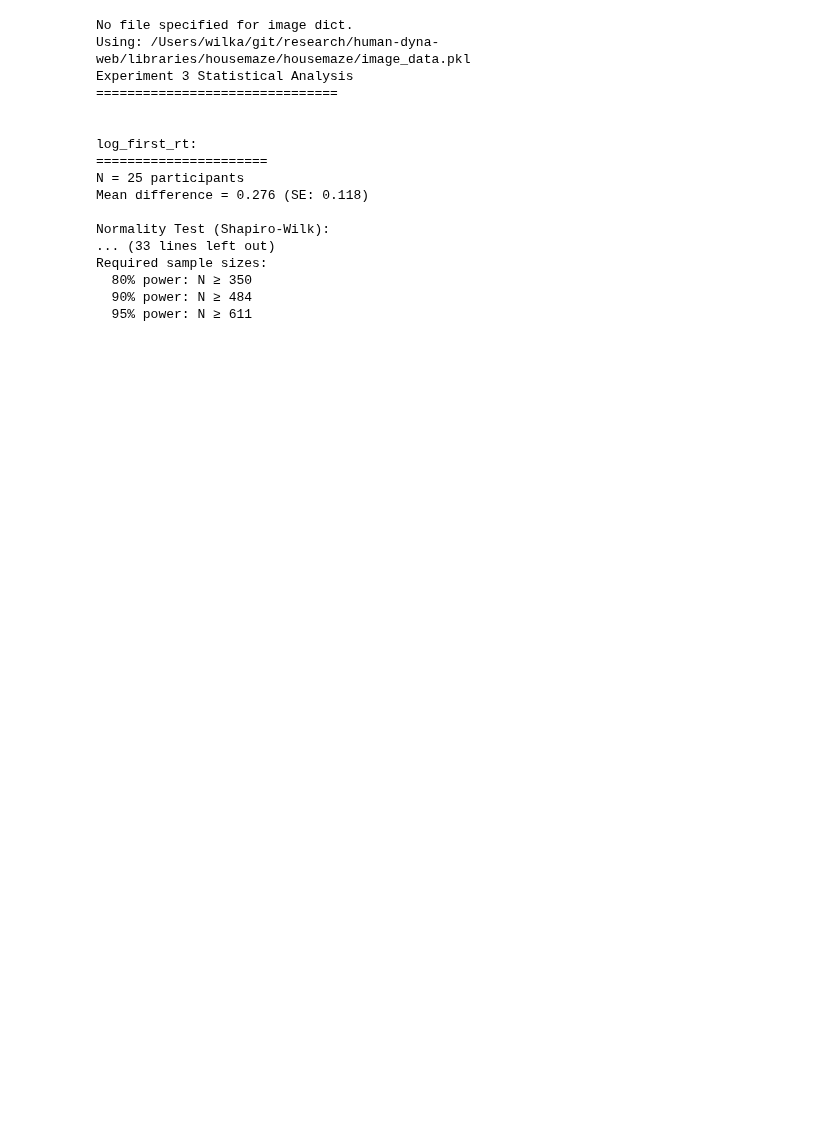
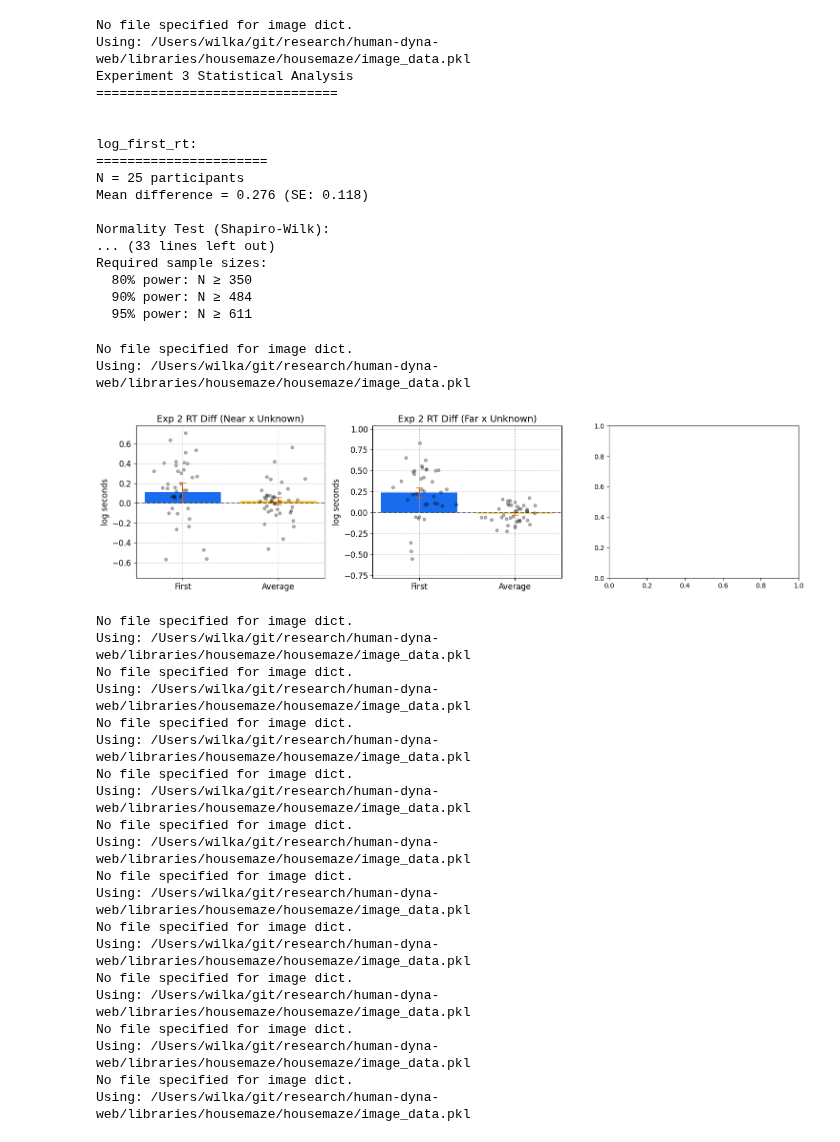
Before and after one commit to wcarvalho/human-dyna-web, a Jupyter notebook: analysis_notebooks/exp5-v2.ipynb, the cells around one changed output. Drawn from its saved outputs; the diff is of its cells as text; code cells hidden in the pictures; blank space fills up the shorter version.

Commit message:
fixed for new data types

```diff
--- a/analysis_notebooks/exp5-v2.ipynb
+++ b/analysis_notebooks/exp5-v2.ipynb
@@ -97,19 +53,25 @@ Cached model data to /Users/wilka/git/research/results/human_dyna//model_data/ql
 # %%
 data_dir = "/Users/wilka/git/research/results/human_dyna/"
 
+# searches = {
+#   "Paths": f"{data_dir}/user_data/*exps*/*v1*paths*.json",
+#   "Path-notell": f"{data_dir}/user_data/*exps*/*v2*r0*paths*.json",
+#   "Start": f"{data_dir}/user_data/*exps*/*v3*start*.json",
+#   #'Start-notell': f'{data_dir}/user_data/*exps*/*v2*r0*start*.json',
+#   "Plan (Tell)": f"{data_dir}/user_data/*exps*/*v2*r1-t0-plan*.json",
+#   "Plan (Don't Tell)": f"{data_dir}/user_data/*exps*/*v2*r0-t0-plan*.json",
+#   "Shortcut": f"{data_dir}/user_data/*exps*/*v3*shortcut*.json",
+#   # 'Shortcut-notell': f'{data_dir}/user_data/*exps*/*v2*r0*shortcut*.json',
+# }
 searches = {
-  "Paths": f"{data_dir}/user_data/*exps*/*v1*paths*.json",
-  "Path-notell": f"{data_dir}/user_data/*exps*/*v2*r0*paths*.json",
-  "Start": f"{data_dir}/user_data/*exps*/*v3*start*.json",
-  #'Start-notell': f'{data_dir}/user_data/*exps*/*v2*r0*start*.json',
-  "Plan (Tell)": f"{data_dir}/user_data/*exps*/*v2*r1-t0-plan*.json",
-  "Plan (Don't Tell)": f"{data_dir}/user_data/*exps*/*v2*r0-t0-plan*.json",
-  "Shortcut": f"{data_dir}/user_data/*exps*/*v3*shortcut*.json",
-  # 'Shortcut-notell': f'{data_dir}/user_data/*exps*/*v2*r0*shortcut*.json',
+  "Plan (Don't Tell)": f"{data_dir}/user_data/*exps*/*pilot*plan*.json",
 }
 
 valid_files = housemaze_user_data.get_valid_files(searches, verbose=True, plot=False)
 user_df = housemaze_user_data.get_human_data(
-  valid_files, overwrite_episode_data=False, overwrite_episode_info=False
+    valid_files,
+    overwrite_episode_data=False,
+    overwrite_episode_info=True,
+    require_finished=False,
 )
 # %% [output]
@@ -290,12 +203,37 @@ Required sample sizes:
 # %%
 data_dir = "/Users/wilka/git/research/results/human_dyna/"
 save_dir = f"{data_dir}/housemaze_analysis_results_combined/"
 # %debug
 housemaze_analysis.experiment_4_results(
   user_df,
   # model_df,
   save_dir=save_dir,
   filter_columns=[],
   save_figs=True,
   display_figs=True,
+    tell_reuse_options=[0],
 )
+# %% [output]
+No file specified for image dict.
+Using: /Users/wilka/git/research/human-dyna-web/libraries/housemaze/housemaze/image_data.pkl
+[figure, added]
+No file specified for image dict.
+Using: /Users/wilka/git/research/human-dyna-web/libraries/housemaze/housemaze/image_data.pkl
+No file specified for image dict.
+Using: /Users/wilka/git/research/human-dyna-web/libraries/housemaze/housemaze/image_data.pkl
+No file specified for image dict.
+Using: /Users/wilka/git/research/human-dyna-web/libraries/housemaze/housemaze/image_data.pkl
+No file specified for image dict.
+Using: /Users/wilka/git/research/human-dyna-web/libraries/housemaze/housemaze/image_data.pkl
+No file specified for image dict.
+Using: /Users/wilka/git/research/human-dyna-web/libraries/housemaze/housemaze/image_data.pkl
+No file specified for image dict.
+Using: /Users/wilka/git/research/human-dyna-web/libraries/housemaze/housemaze/image_data.pkl
+No file specified for image dict.
+Using: /Users/wilka/git/research/human-dyna-web/libraries/housemaze/housemaze/image_data.pkl
+No file specified for image dict.
+Using: /Users/wilka/git/research/human-dyna-web/libraries/housemaze/housemaze/image_data.pkl
+No file specified for image dict.
+Using: /Users/wilka/git/research/human-dyna-web/libraries/housemaze/housemaze/image_data.pkl
+No file specified for image dict.
+Using: /Users/wilka/git/research/human-dyna-web/libraries/housemaze/housemaze/image_data.pkl
```
Also changed, not shown: parts of 7 cells of this notebook, 7 other files.
